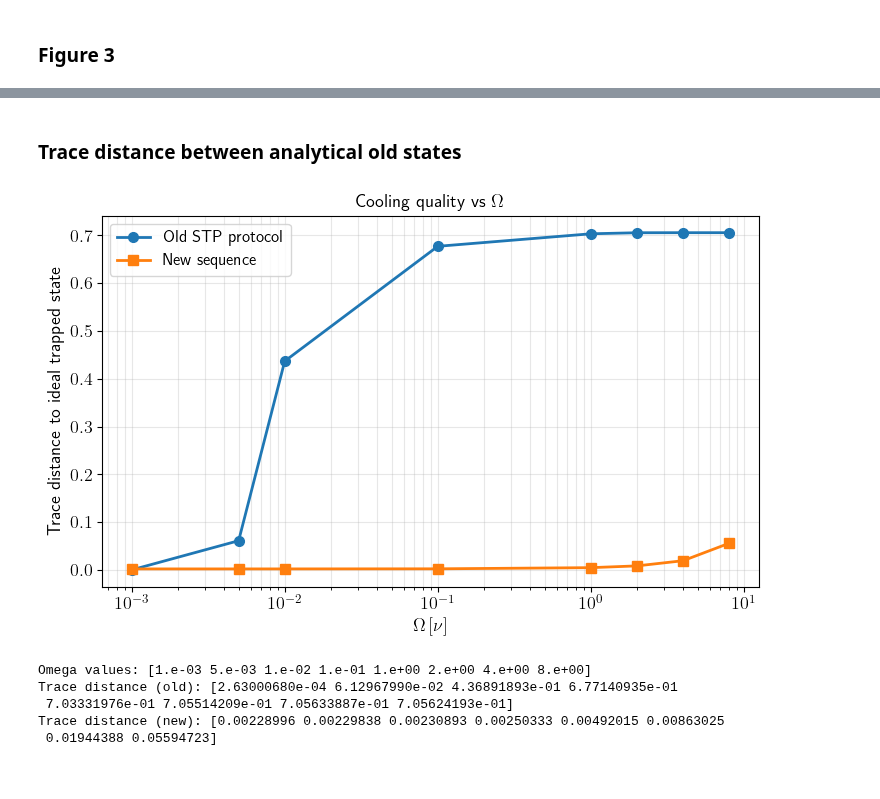
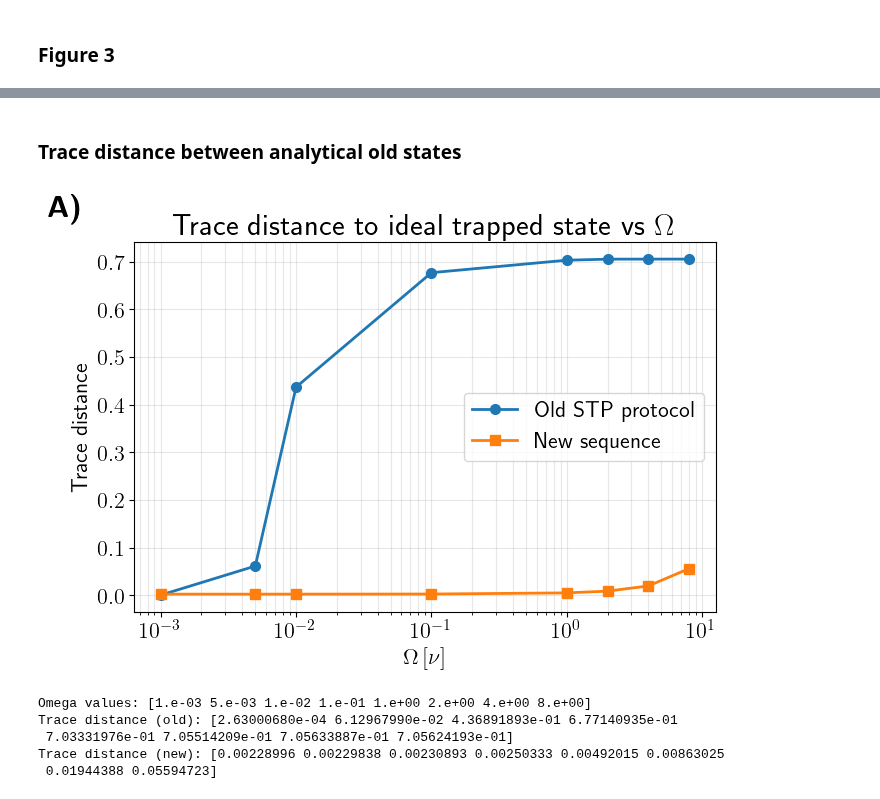
Before and after one commit to GonReina/QLearn, a Jupyter notebook: trapped_ions/Fock_mixtures_sim.ipynb, the cells around one changed output, grey strips where cells are left out. Drawn from its saved outputs; the diff is of its cells as text; code cells hidden in the pictures.

```diff
--- a/trapped_ions/Fock_mixtures_sim.ipynb
+++ b/trapped_ions/Fock_mixtures_sim.ipynb
@@ -931,10 +931,10 @@ from qutip import *
 plt.rcParams.update({
     'text.usetex': True,
     'font.size': 14,
-    'axes.titlesize': 14,
-    'axes.labelsize': 14,
-    'xtick.labelsize': 14,
-    'ytick.labelsize': 14,
+    'axes.titlesize': 18,
+    'axes.labelsize': 22,
+    'xtick.labelsize': 16,
+    'ytick.labelsize': 16,
     'legend.fontsize': 14
 })
 
@@ -1053,17 +1053,17 @@ for idx, eta in enumerate(eta_values):
     n_states = np.arange(N)
     ax.plot(n_states, p_initial, 'o-', color='tab:red', markersize=4, label='Initial')
     ax.bar(n_states, p_final, width=0.5, alpha=0.7, color='tab:blue', label='Final')
-    ax.set_title(rf'$\eta = {eta}$', fontsize=14)
+    ax.set_title(rf'$\eta = {eta}$')
     ax.set_xlim(-0.5, 14)
     ax.set_xticks(np.arange(0, N, 2))
-    ax.tick_params(axis='both', labelsize=14)
-    ax.legend(fontsize=14)
+    ax.tick_params(axis='both')
+    ax.legend()
     ax.grid(True, alpha=0.3)
 
     print(f"eta={eta} done — n_bar initial={np.dot(n_states, p_initial):.3f}, final={np.dot(n_states, p_final):.3f}")
 
-fig.supxlabel('Occupation number $n$', fontsize=14)
-fig.supylabel('Population', fontsize=14)
+fig.supxlabel('Occupation number $n$', fontsize=20)
+fig.supylabel('Population', fontsize=20)
 # fig.suptitle('Cooling in the Lamb-Dicke Regime', fontsize=16, y=1.01)
 plt.tight_layout()
 plt.savefig('figure_2.pdf', format='pdf', bbox_inches='tight', dpi=600)
@@ -1108,7 +1108,7 @@ Delta = 0
 RF_strength = 1
 nu = 1.0
 eta = 0.05
-Omega_y = 1000
+Omega_y = 100
 n_thermal = 1
 n0 = 1
 gamma = 1000
@@ -1628,5 +1504,5 @@ Panel B: Ω = 4 ...
-# %% [markdown]
-### Trace distance between analytical old states
+# %% [markdown]
+### Trace distance between analytical old states
 # %%
 import numpy as np
 import matplotlib.pyplot as plt
@@ -1639,12 +1515,12 @@ from qutip import *
 
 plt.rcParams.update({
     'text.usetex': True,
-    'font.size': 13,
-    'axes.titlesize': 13,
-    'axes.labelsize': 13,
-    'xtick.labelsize': 13,
-    'ytick.labelsize': 13,
-    'legend.fontsize': 12
+    'font.size': 16,
+    'axes.titlesize': 22,
+    'axes.labelsize': 16,
+    'xtick.labelsize': 16,
+    'ytick.labelsize': 16,
+    'legend.fontsize': 16
 })
 
 # --- Shared parameters ---
@@ -1832,47 +1708,51 @@ def final_pops_new_sequence(Omega):
     pops = np.real(np.array(expect(fock_projectors, rho_motional))).flatten()
     return pops
 
+
 def to_diag_dm(probs):
     probs = np.real(np.array(probs, dtype=float)).flatten()
     probs = np.clip(probs, 0.0, None)
     probs = probs / np.sum(probs)
     return Qobj(np.diag(probs), dims=[[N], [N]])
 
 rho_ideal = to_diag_dm(ideal_probs)
 
 td_old = []
 td_new = []
 
 for Om in Omega_values:
     p_old = final_pops_old_stp(Om)
     p_new = final_pops_new_sequence(Om)
 
     rho_old = to_diag_dm(p_old)
     rho_new = to_diag_dm(p_new)
     td_old.append(float(tracedist(rho_old, rho_ideal)))
     td_new.append(float(tracedist(rho_new, rho_ideal)))
 
 td_old = np.array(td_old)
 td_new = np.array(td_new)
 
 # --- Plot ---
-plt.figure(figsize=(7.5, 4.8))
-plt.plot(Omega_values, td_old, 'o-', lw=2, ms=7, label='Old STP protocol')
-plt.plot(Omega_values, td_new, 's-', lw=2, ms=7, label='New sequence')
-plt.xscale('log')
-plt.xlabel(r'$\Omega\,[\nu]$')
-plt.ylabel(r'Trace distance to ideal trapped state')
-plt.title('Cooling quality vs $\Omega$')
-plt.grid(True, which='both', alpha=0.3)
-plt.legend()
-plt.tight_layout()
+fig, ax = plt.subplots(figsize=(7.5, 4.8))
+ax.plot(Omega_values, td_old, 'o-', lw=2, ms=7, label='Old STP protocol')
+ax.plot(Omega_values, td_new, 's-', lw=2, ms=7, label='New sequence')
+ax.set_xscale('log')
+ax.set_xlabel(r'$\Omega\,[\nu]$')
+ax.set_ylabel(r'Trace distance')
+ax.set_title('Trace distance to ideal trapped state vs $\Omega$')
+ax.grid(True, which='both', alpha=0.3)
+ax.legend()
+fig.text(0.01, 0.98, r'\textbf{A)}', transform=fig.transFigure,
+         fontsize=22, fontweight='bold', va='top', ha='left')
+plt.savefig('figure_trace_distance.pdf', format='pdf', bbox_inches='tight', dpi=600)
+plt.savefig('figure_trace_distance.png', format='png', bbox_inches='tight', dpi=600)
 plt.show()
 
 print('Omega values:', Omega_values)
 print('Trace distance (old):', td_old)
 print('Trace distance (new):', td_new)
 # %% [output]
-[figure, old version]
+[figure, new version]
 Omega values: [1.e-03 5.e-03 1.e-02 1.e-01 1.e+00 2.e+00 4.e+00 8.e+00]
 Trace distance (old): [2.63000680e-04 6.12967990e-02 4.36891893e-01 6.77140935e-01
  7.03331976e-01 7.05514209e-01 7.05633887e-01 7.05624193e-01]
```
Also changed, not shown: parts of 7 cells of this notebook, 10 other files.
